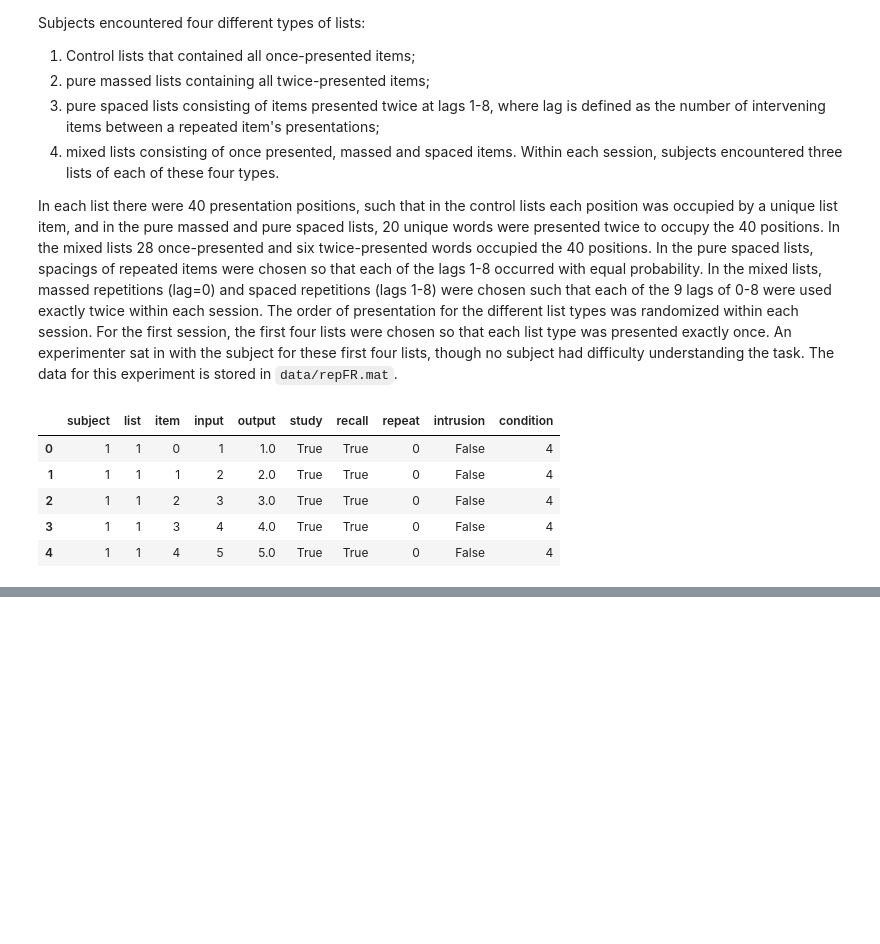
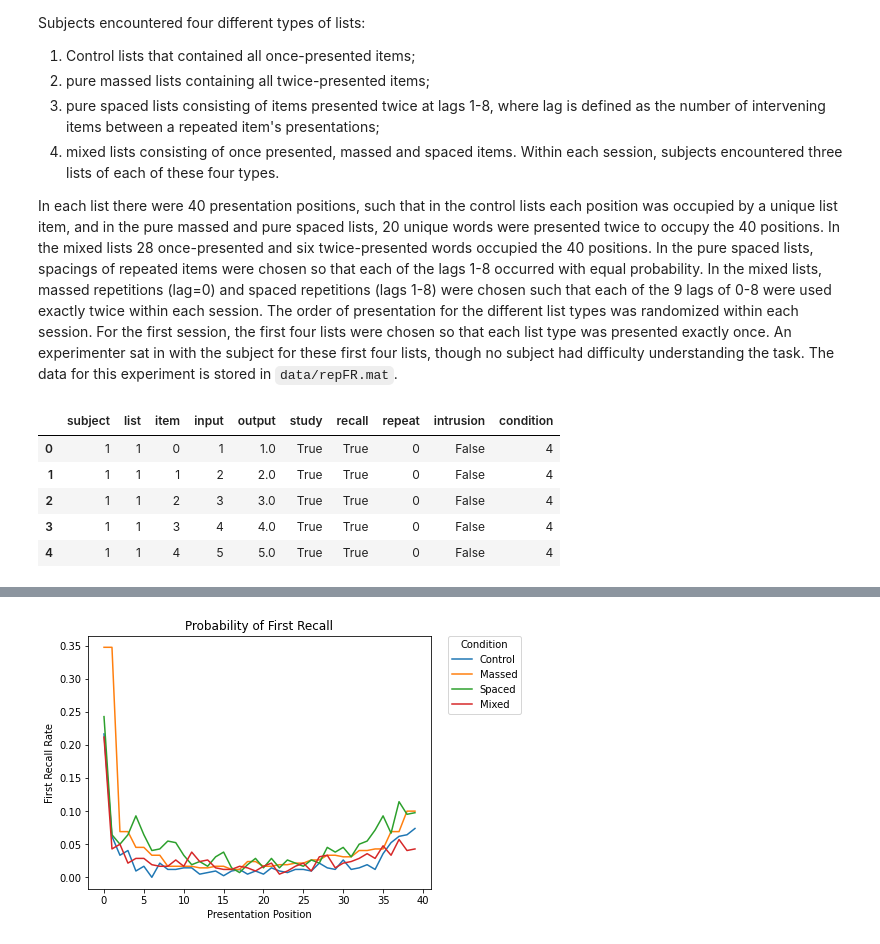
Before and after one commit to githubpsyche/compmemlearn, a Jupyter notebook: projects/Repetition_CMR/report/Data_Overview.ipynb, the cells around one changed output, grey strips where cells are left out. Saved outputs shown, nothing was run; the diff lists cells and outputs as text; code cells hidden in the pictures; blank space fills up the shorter version.

```diff
--- a/projects/Repetition_CMR/report/Data_Overview.ipynb
+++ b/projects/Repetition_CMR/report/Data_Overview.ipynb
@@ -27,0 +64,14 @@ events.head()
+# %%
+plt.figure(figsize=(7.5, 5))
+
+for condition in range(4):
+    test_pfr= flex_mixed_pfr(trials[list_types==condition+1], presentations[list_types==condition+1])
+    plt.plot(np.arange(list_length), test_pfr, label=conditions[condition])
+
+plt.title('Probability of First Recall')
+plt.xlabel('Presentation Position')
+plt.ylabel('First Recall Rate')
+plt.legend(title='Condition', bbox_to_anchor=(1.05, 1), loc=2, borderaxespad=0.)
+plt.tight_layout(pad=3)
+# %% [output]
+[figure, added]
```
Also changed, not shown: parts of 11 cells of this notebook, 20 other files.
